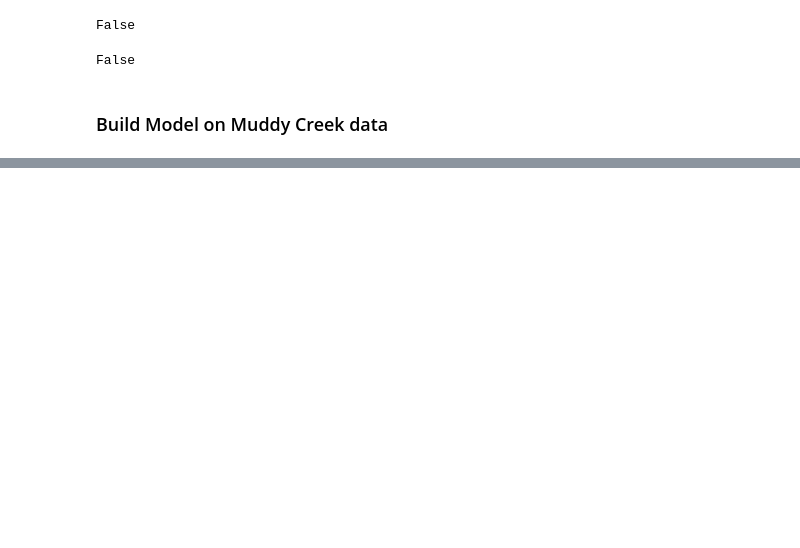
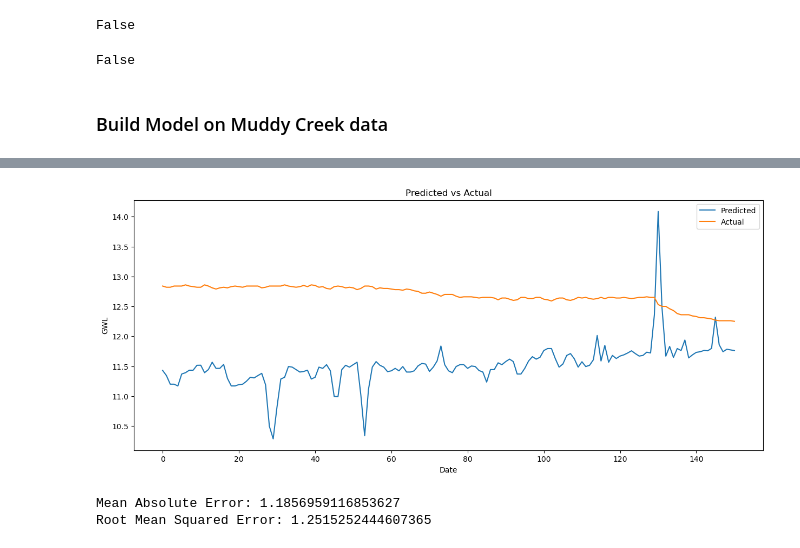
Before and after one commit to shvmpandey98/csci5520, a Jupyter notebook: model.ipynb, the cells around one changed output, grey strips where cells are left out. Drawn from its saved outputs; the diff is of its cells as text; code cells hidden in the pictures; blank space fills up the shorter version.

```diff
--- a/model.ipynb
+++ b/model.ipynb
@@ -211,0 +326,2 @@ Epoch 7: early stopping
+# %%
+y_pred = final_model.predict(x_transformed)
@@ -211,0 +330,23 @@ Epoch 7: early stopping
+# %%
+# Plot y_pred vs y
+
+plt.figure(figsize=(15, 6))
+plt.plot(y_pred, label='Predicted')
+plt.plot(y, label='Actual')
+plt.title('Predicted vs Actual')
+plt.xlabel('Date')
+plt.ylabel('GWL')
+plt.legend()
+plt.show()
+# %% [output]
+[figure, added]
+# %%
+from sklearn.metrics import mean_absolute_error, mean_squared_error
+
+mae = mean_absolute_error(y, y_pred)
+rmse = mean_squared_error(y, y_pred, squared=False)
+print("Mean Absolute Error:", mae)
+print("Root Mean Squared Error:", rmse)
+# %% [output]
+Mean Absolute Error: 1.1856959116853627
+Root Mean Squared Error: 1.2515252444607365
```
Also changed, not shown: parts of 23 cells of this notebook, 7 other files.
